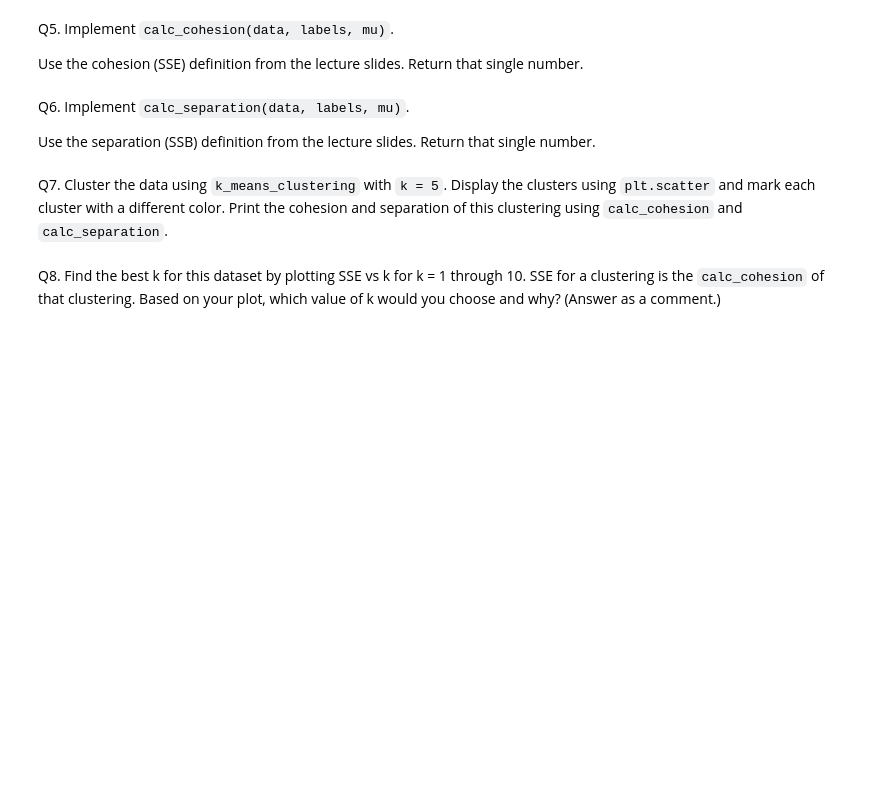
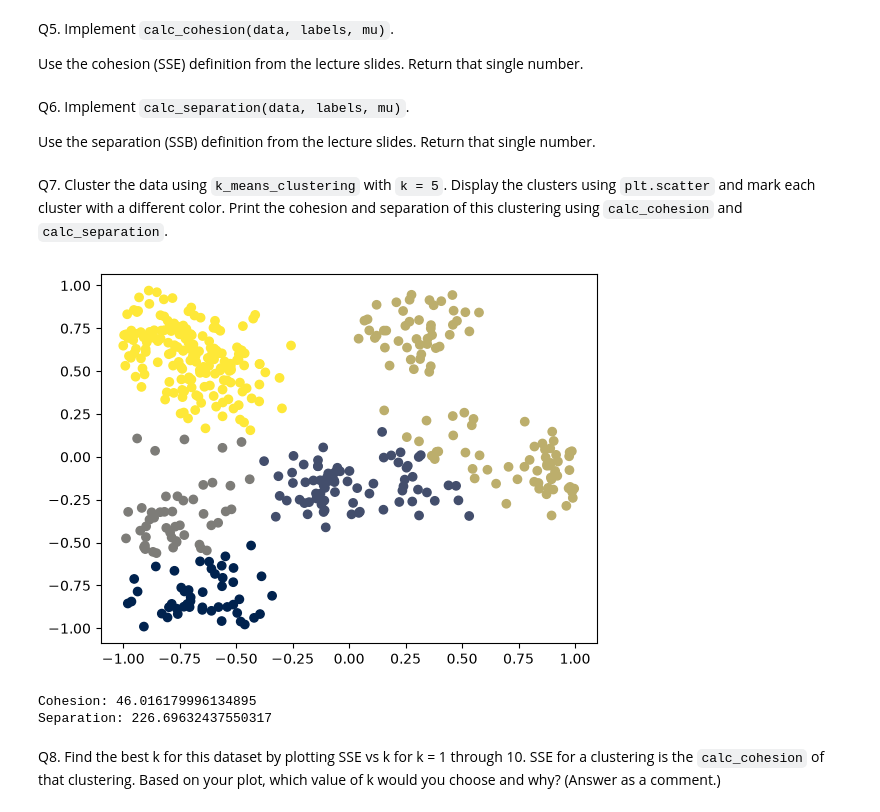
Before and after one commit to sajyra/ml_hw5, a Jupyter notebook: Assignment5.ipynb, the cells around one changed output. Cells and saved outputs as stored; diff of their text form; code cells hidden in the pictures; blank space fills up the shorter version.

```diff
--- a/Assignment5.ipynb
+++ b/Assignment5.ipynb
@@ -63,11 +63,12 @@ Return a 1-D integer array of length `n` (one label per row of `data`). Label `i
 # %%
 def generate_clusters(data, mu):
     # your code goes here
-    arr = list()
-    distances = np.linalg.norm(mu - data, axis=1)
-    closest_idxs = np.argmin(distances)
-    indexes = mu[closest_idxs]
-    return indexes
+    k, dim_1 = mu.shape
+    n, dim_2 = data.shape
+    distances = np.linalg.norm(mu.reshape(k, 1, dim_1) - data.reshape(1, n, dim_2), axis=2)
+    closest_idxs = np.argmin(distances, axis=0)
+    # indexes = mu[closest_idxs]
+    return closest_idxs
 # %% [markdown]
 Q2. Implement `recompute_centroids(data, labels)`.
 
@@ -77,10 +78,11 @@ Return a NumPy array of shape `(k, d)`. Row `j` is the mean of the points whose
 # %%
 def recompute_centroids(data, labels):
     # your code goes here
-    k = np.max(labels) + 1
-    shape_d = data.shape
-    sums = np.zeros((k, d))
-    for d in range(shape_d):
+    k = int(np.max(labels) + 1)
+    # shape_d = data.shape[0]
+    nums = data.shape[1]
+    sums = np.zeros((k, nums))
+    for d in range(nums):
         sums[:, d] = np.bincount(labels, weights=data[:, d], minlength=k)
     count = np.bincount(labels, minlength=k)[:, np.newaxis]
     return sums / count
@@ -139,7 +141,7 @@ def calc_separation(data, labels, mu):
     for cluster_idx in range(len(mu)):
         n_i = np.sum(labels == cluster_idx)
         square_dist = np.sum((mu[cluster_idx] - grand_mean) ** 2)
-        ssb += n_i * squared_dist
+        ssb += n_i * square_dist
     return ssb
 # %% [markdown]
 Q7. Cluster the data using `k_means_clustering` with `k = 5`. Display the clusters using `plt.scatter` and mark each cluster with a different color. Print the cohesion and separation of this clustering using `calc_cohesion` and `calc_separation`.
@@ -148,2 +148,15 @@ Q7. Cluster the data using `k_means_clustering` with `k = 5`. Display the cluste
+# %%
+# your code goes here
+mu, labels = k_means_clustering(data, 5)
+plt.scatter(data[:,0],data[:,1], c=labels, cmap='cividis')
+plt.show()
+cohesion = calc_cohesion(data, labels, mu)
+separation = calc_separation(data, labels, mu)
+print("Cohesion:", cohesion)
+print("Separation:", separation)
+# %% [output]
+[figure, added]
+Cohesion: 46.016179996134895
+Separation: 226.69632437550317
 # %% [markdown]
 Q8. Find the best k for this dataset by plotting SSE vs k for k = 1 through 10. SSE for a clustering is the `calc_cohesion` of that clustering. Based on your plot, which value of k would you choose and why? (Answer as a comment.)
```
Also changed, not shown: parts of 3 cells of this notebook.
